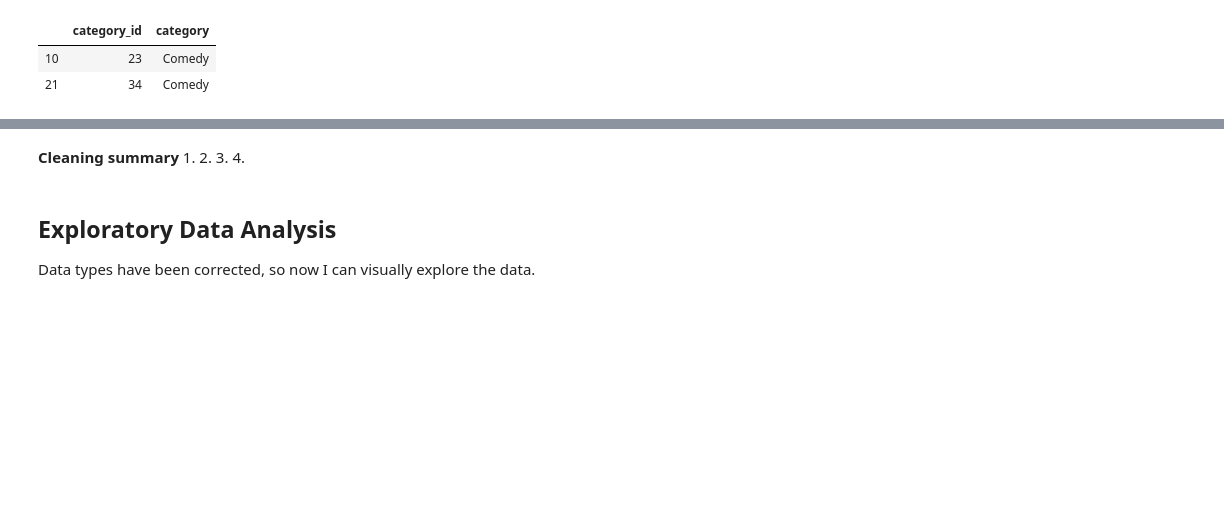
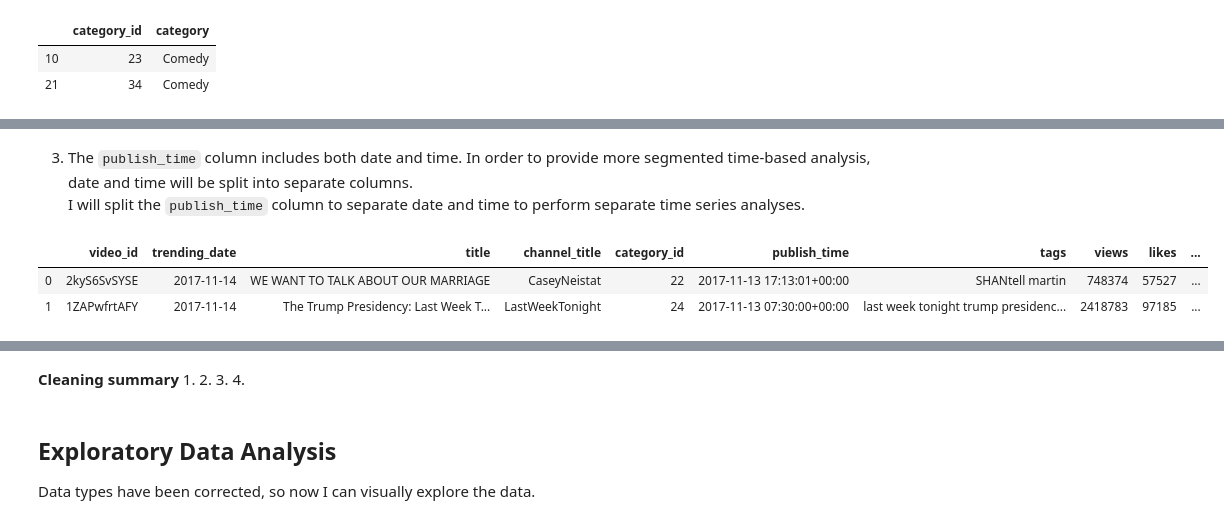
Before and after one commit to bakabbyy/youtube-trending, a Jupyter notebook: youtube-trending.ipynb, the cells around one changed output, grey strips where cells are left out. Cells and saved outputs as stored; diff of their text form; code cells hidden in the pictures; blank space fills up the shorter version.

```diff
--- a/youtube-trending.ipynb
+++ b/youtube-trending.ipynb
@@ -317,0 +235,3 @@ dtype: object
+# %%
+videos_clean["publish_time"] = pd.to_datetime(videos_clean["publish_time"])
+videos_clean.dtypes
@@ -317,0 +280,13 @@ dtype: object
+# %%
+videos_clean["trending_date"] = videos_clean.trending_date.str.split(".")
+# %%
+date = []
+for x in videos_clean.trending_date:
+    year = "20" + x[0]
+    day = x[1]
+    month = x[2]
+    date.append(year + "-" + month + "-" + day)
+
+videos_clean["trending_date"] = date
+# %%
+videos_clean["trending_date"] = pd.to_datetime(videos_clean["trending_date"])
@@ -317,0 +313,11 @@ dtype: object
+# %% [markdown]
+3. The `publish_time` column includes both date and time. In order to provide more segmented time-based analysis, date and time will be split into separate columns.
+I will split the `publish_time` column to separate date and time to perform separate time series analyses.
+# %%
+videos_clean['publish_date'] = videos_clean['publish_time'].dt.date
+videos_clean['publish_time_new'] = videos_clean['publish_time'].dt.time
+videos_clean.head(2)
+# %% [output]
+|  | video_id | trending_date | title | channel_title | category_id | publish_time | tags | views | likes | ... |
+| 0 | 2kyS6SvSYSE | 2017-11-14 | WE WANT TO TALK ABOUT OUR MARRIAGE | CaseyNeistat | 22 | 2017-11-13 17:13:01+00:00 | SHANtell martin | 748374 | 57527 | ... |
+| 1 | 1ZAPwfrtAFY | 2017-11-14 | The Trump Presidency: Last Week T... | LastWeekTonight | 24 | 2017-11-13 07:30:00+00:00 | last week tonight trump presidenc... | 2418783 | 97185 | ... |
```
Also changed, not shown: parts of 41 cells of this notebook.
